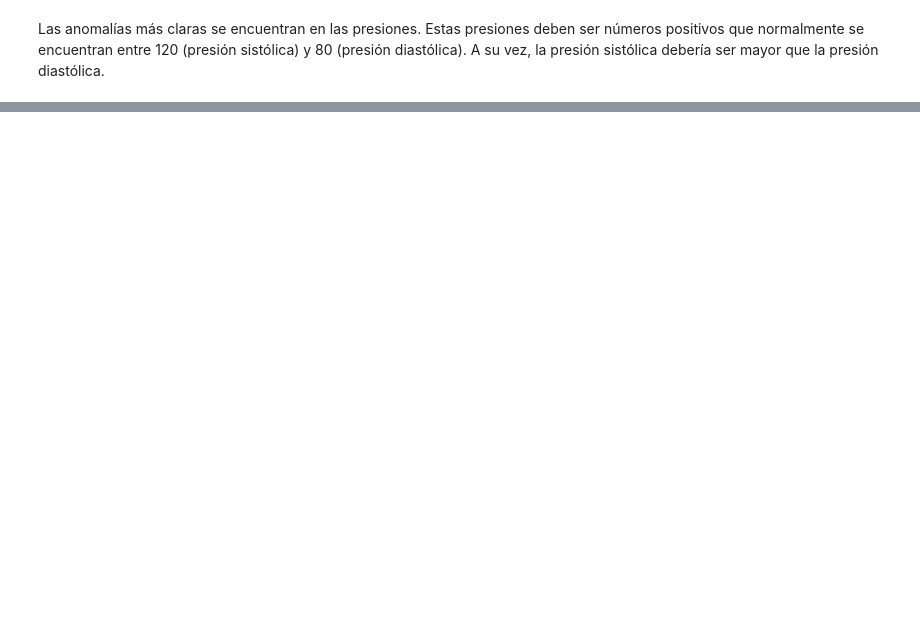
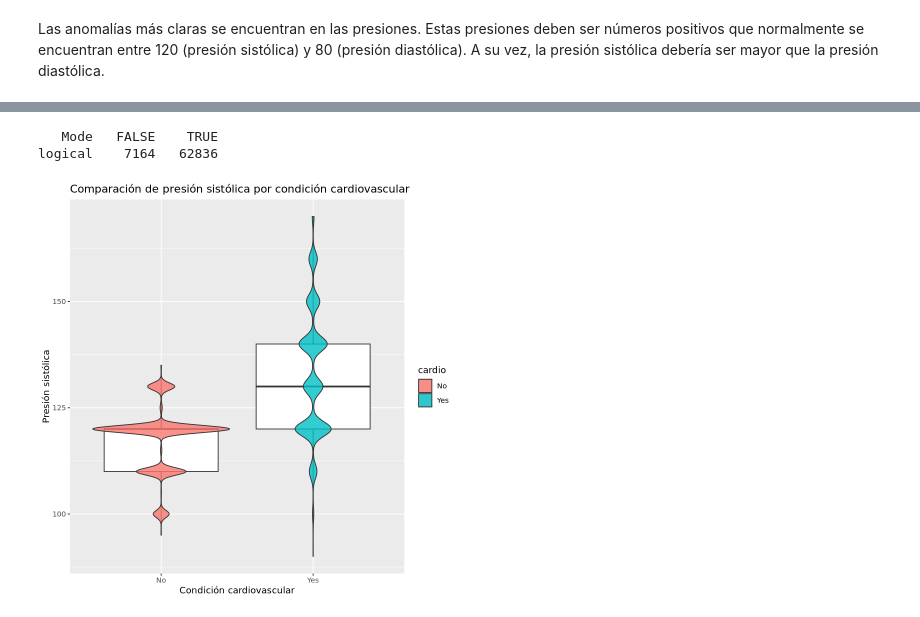
Before and after one commit to ethan-gr/Prj_DataSci, a Jupyter notebook: src/data_exploration_preparation.ipynb, the cells around one changed output, grey strips where cells are left out. Drawn from its saved outputs; the diff is of its cells as text; code cells hidden in the pictures; blank space fills up the shorter version.

```diff
--- a/src/data_exploration_preparation.ipynb
+++ b/src/data_exploration_preparation.ipynb
@@ -302,0 +320,13 @@ ggplot(data, aes(x = 1, y=weight)) +
+# %%
+ap_hi.quantile <- quantile(data.temp$ap_hi[data.temp$cardio == "Yes"])
+ap_lo.quantile <- quantile(data.temp$ap_lo[data.temp$cardio == "Yes"])
+ap_hi.iq.range <- as.numeric(ap_hi.quantile["75%"] - ap_hi.quantile["25%"])
+ap_lo.iq.range <- as.numeric(ap_lo.quantile["75%"] - ap_lo.quantile["25%"])
+print("Cariovascular disease systolic pressure")
+print(paste("Systolic lpper limit:", ap_hi.upper.limit <- as.numeric(ap_hi.quantile["75%"] + 1.5*ap_hi.iq.range)))
+print(paste("Systolic lower limit:", ap_hi.lower.limit <- as.numeric(ap_hi.quantile["25%"] - 1.5*ap_hi.iq.range)))
+summary(cardio.yes.ap_hi.clean <- (data$ap_hi >= ap_hi.lower.limit & data$ap_hi <= ap_hi.upper.limit) | data$cardio == "No")
+print("Cariovascular disease diastolic pressure")
+print(paste("Dyastolic upper limit:", ap_lo.upper.limit <- as.numeric(ap_lo.quantile["75%"] + 1.5*ap_lo.iq.range)))
+print(paste("Diastolic lower limit:", ap_lo.lower.limit <- as.numeric(ap_lo.quantile["25%"] - 1.5*ap_lo.iq.range)))
+summary(cardio.yes.ap_lo.clean <- (data$ap_lo >= ap_lo.lower.limit & data$ap_lo <= ap_lo.upper.limit) | data$cardio == "No")
@@ -302,0 +344,11 @@ ggplot(data, aes(x = 1, y=weight)) +
+# %%
+ap_hi.quantile <- quantile(data.temp$ap_hi[data.temp$cardio == "No"])
+ap_lo.quantile <- quantile(data.temp$ap_lo[data.temp$cardio == "No"])
+ap_hi.iq.range <- as.numeric(ap_hi.quantile["75%"] - ap_hi.quantile["25%"])
+ap_lo.iq.range <- as.numeric(ap_lo.quantile["75%"] - ap_lo.quantile["25%"])
+print(paste("Systolic upper limit:", ap_hi.upper.limit <- as.numeric(ap_hi.quantile["75%"] + 1.5*ap_hi.iq.range)))
+print(paste("Systolic lower limit:", ap_hi.lower.limit <- as.numeric(ap_hi.quantile["25%"] - 1.5*ap_hi.iq.range)))
+summary(cardio.no.ap_hi.clean <- (data$ap_hi >= ap_hi.lower.limit & data$ap_hi <= ap_hi.upper.limit) | data$cardio == "Yes")
+print(paste("Dyastolic upper limit:", ap_lo.upper.limit <- as.numeric(ap_lo.quantile["75%"] + 1.5*ap_lo.iq.range)))
+print(paste("Diastolic lower limit:", ap_lo.lower.limit <- as.numeric(ap_lo.quantile["25%"] - 1.5*ap_lo.iq.range)))
+summary(cardio.no.ap_lo.clean <- (data$ap_lo >= ap_lo.lower.limit & data$ap_lo <= ap_lo.upper.limit) | data$cardio == "Yes")
@@ -302,0 +364,12 @@ ggplot(data, aes(x = 1, y=weight)) +
+# %%
+summary(data.pressure.clean <- cardio.yes.ap_hi.clean & cardio.yes.ap_lo.clean & cardio.no.ap_hi.clean & cardio.no.ap_lo.clean)
+# %% [output]
+   Mode   FALSE    TRUE
+logical    7164   62836
+# %%
+ggplot(data[data.pressure.clean,], aes(x=cardio, y=ap_hi, fill=cardio)) +
+ geom_boxplot(fill="white") +
+ geom_violin(alpha=0.8) +
+ labs(title = "Comparación de presión sistólica por condición cardiovascular", x = "Condición cardiovascular", y = "Presión sistólica")
+# %% [output]
+[figure, added]
```
Also changed, not shown: parts of 40 cells of this notebook.
